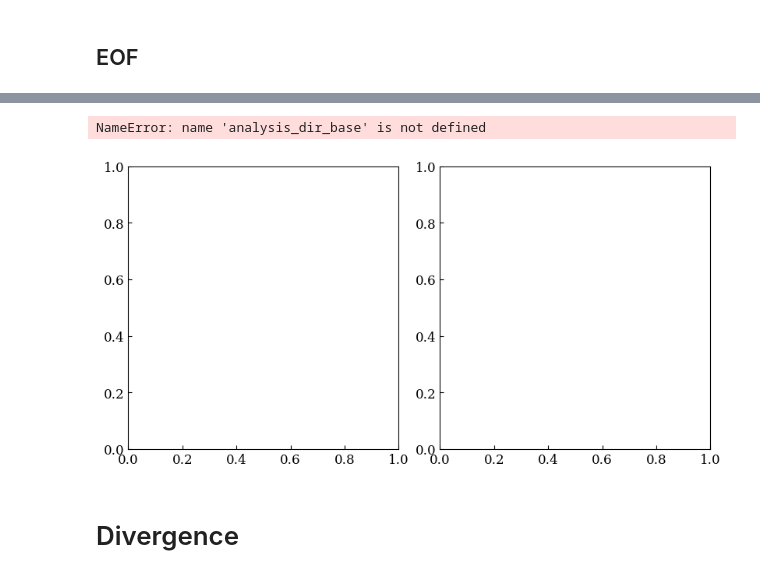
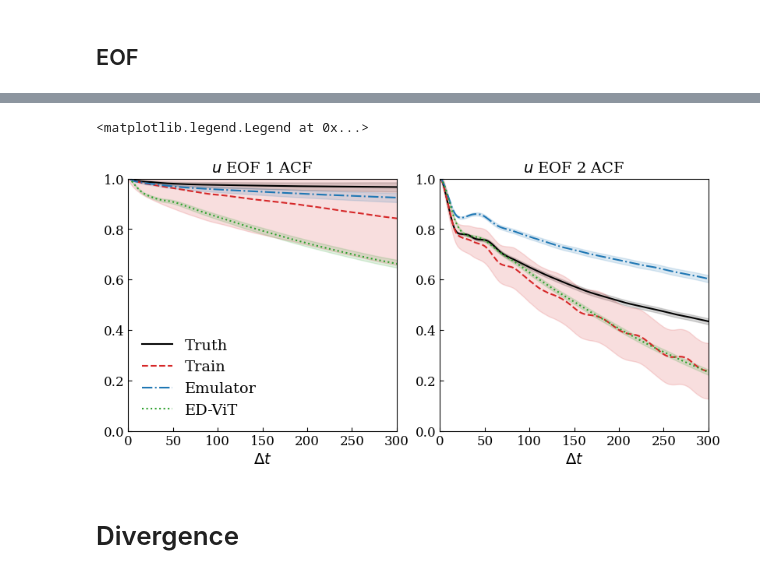
Before and after one commit to jshe2304/pruning-turbulence-vit, a Jupyter notebook: notebooks/long_analysis.ipynb, the cells around one changed output, grey strips where cells are left out. Drawn from its saved outputs; the diff is of its cells as text; code cells hidden in the pictures.

```diff
--- a/notebooks/long_analysis.ipynb
+++ b/notebooks/long_analysis.ipynb
@@ -319,45 +269,29 @@ NameError: name 'plt_save_dir' is not defined
 # %%
 fig, axes = plt.subplots(1, 2, figsize=(8, 4), layout='constrained')
 plt.rcParams.update(params)
 
-for i, analysis_dir in enumerate(analysis_dir_arr):
+for r in runs:
+    data = np.load(r["dir"] + "/zonal_eof_pc.npz", allow_pickle=True)
+    PC_acf_U = data["U_pc_acf"]
 
-    data = np.load(analysis_dir + "/zonal_eof_pc.npz", allow_pickle=True)
+    for k in range(2):
+        acf = PC_acf_U[k]
+        n_pts = acf['acf'].shape[0]
+        time = np.linspace(0, n_pts * r["dt_scale"], n_pts)
+        axes[k].plot(time, acf['acf'], color=r["color"], ls=r["linestyle"], label=r["label"])
+        axes[k].fill_between(time, acf['confint'][:, 0], acf['confint'][:, 1],
+                             color=r["color"], alpha=0.15)
 
-    PC_acf_U = data["U_pc_acf"]
-    PC_acf_Omega = data["Omega_pc_acf"]
-
-    for count in range(2):
-
-        acf_U = PC_acf_U[count]
-        acf_Omega = PC_acf_Omega[count]
-
-        acf_U = PC_acf_U[count]
-        acf_Omega = PC_acf_Omega[count]
-
-        # Training data and emulation data are saved at different time steps
-        if analysis_dir == analysis_dir_base or analysis_dir == analysis_dir_pruned or analysis_dir == analysis_dir_truth:
-            time = np.linspace(0, acf_U['acf'].shape[0], acf_U['acf'].shape[0])
-        else:
-            time = np.linspace(0, acf_U['acf'].shape[0]/3, acf_U['acf'].shape[0])
-
-        axes[count].plot(time, acf_U['acf'], colors[i], label=label[i])
-        axes[count].fill_between(time, acf_U['confint'][:,0], acf_U['confint'][:,1], color=color[i], alpha=0.2)
-
-        #axes[1,count].plot(time, acf_Omega['acf'], colors[i], label=label[i])
-        #axes[1,count].fill_between(time, acf_Omega['confint'][:,0], acf_Omega['confint'][:,1], color=color[i], alpha=0.2)
-
-        axes[count].set_title(rf'$u$ EOF {count+1} ACF')
-        #axes[1,count].set_title(rf'$\omega$ PC{count+1} ACF')
-
-        axes[count].set_xlabel('$\Delta t$')
-        axes[count].set_ylim([0, 1])
-        axes[count].set_xlim([0, 300])
+for k in range(2):
+    axes[k].set_title(rf'$u$ EOF {k+1} ACF')
+    axes[k].set_xlabel(r'$\Delta t$')
+    axes[k].set_ylim([0, 1])
+    axes[k].set_xlim([0, 300])
 
 axes[0].legend(frameon=False)
 # %% [output]
-NameError: name 'analysis_dir_base' is not defined
+<matplotlib.legend.Legend at 0x...>
-[figure, old version]
+[figure, new version]
 # %% [markdown]
 # Divergence
 # %%
```
Also changed, not shown: parts of 14 cells of this notebook, 16 other files.
